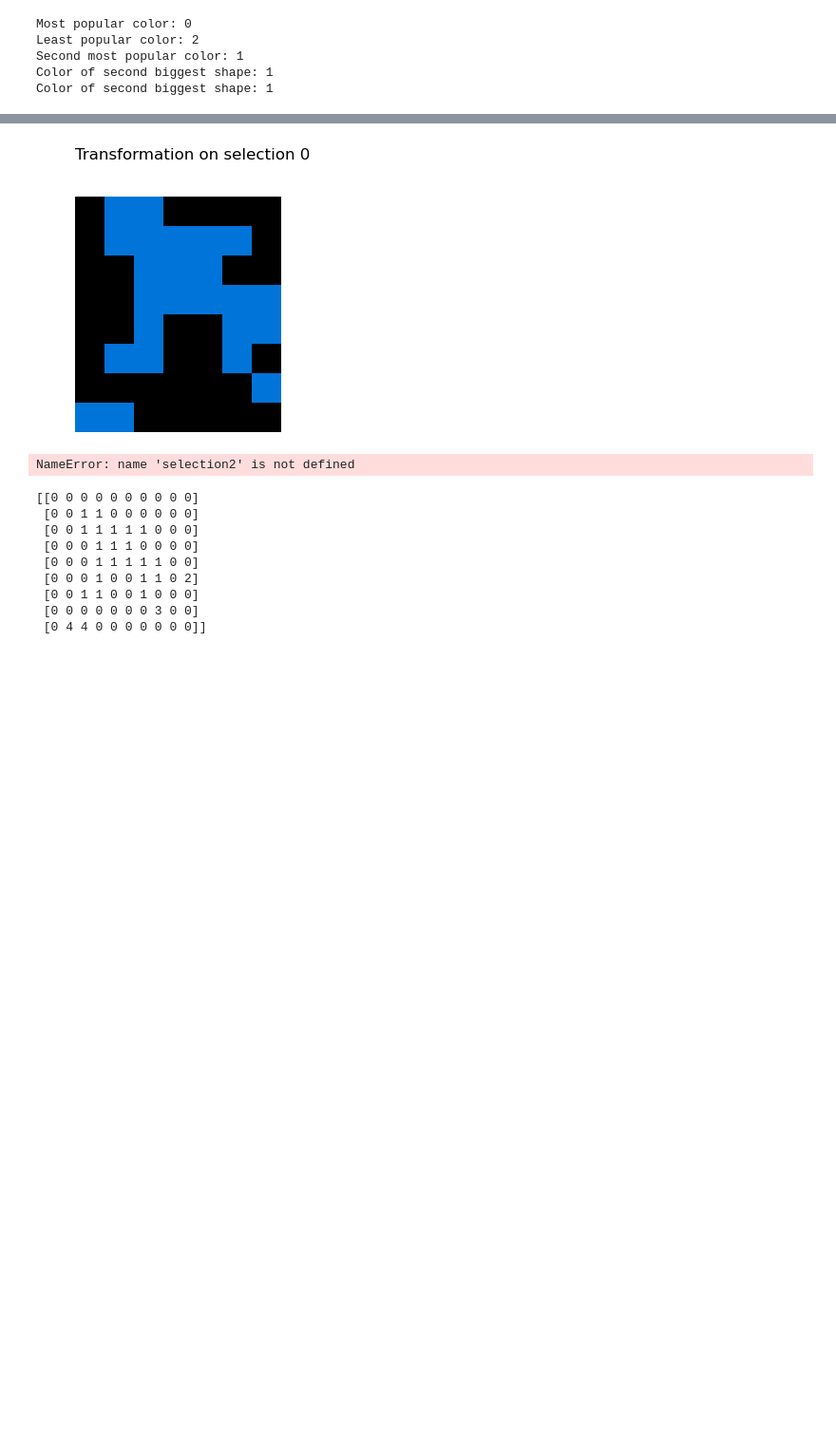
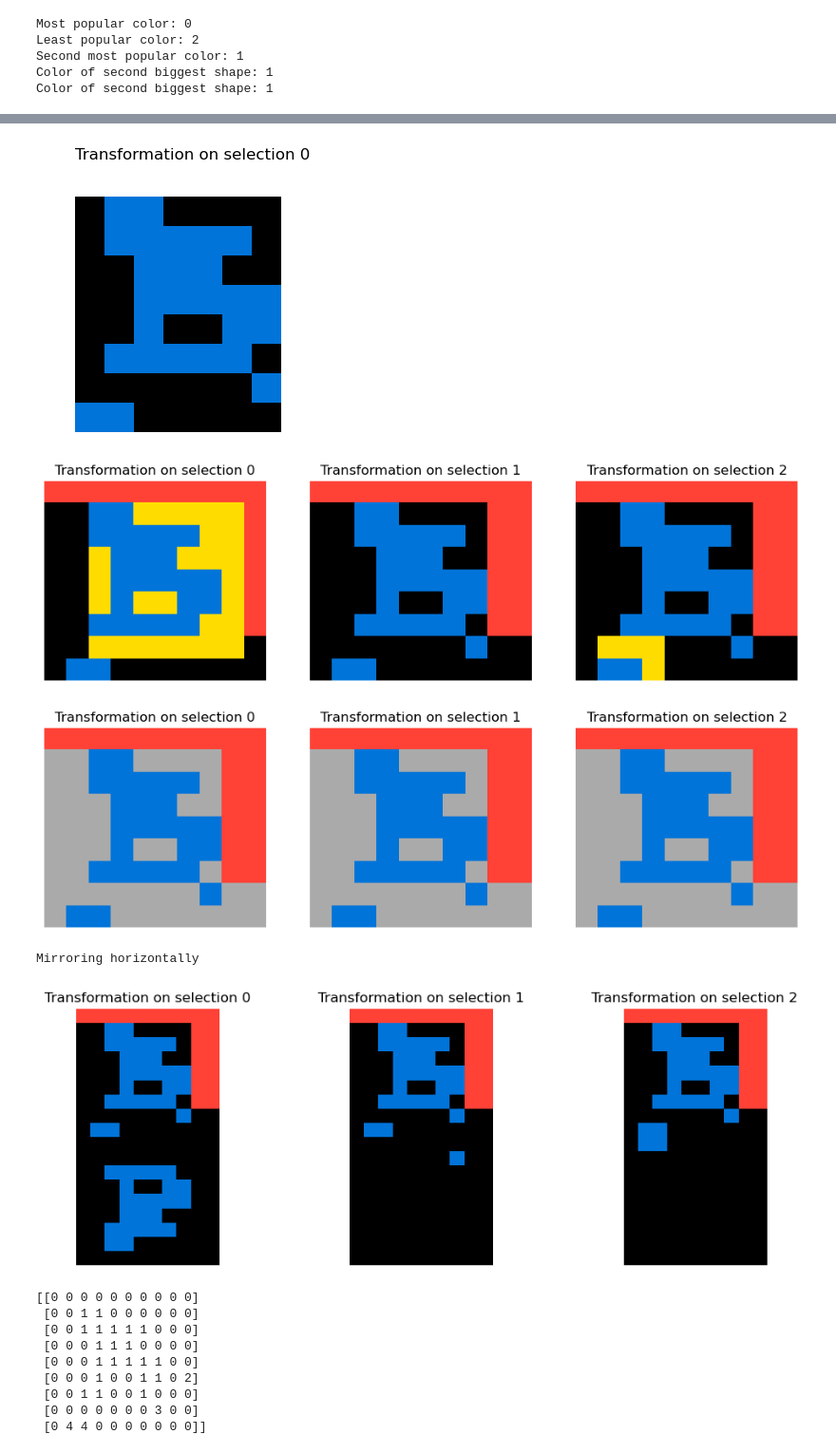
Before and after one commit to francescobraicovich/ARC2, a Jupyter notebook: code/exploration.ipynb, the cells around one changed output, grey strips where cells are left out. Shown at 95% size. Cells and saved outputs as stored; diff of their text form; code cells hidden in the pictures; blank space fills up the shorter version.

```diff
--- a/code/exploration.ipynb
+++ b/code/exploration.ipynb
@@ -82,18 +82,14 @@ sel = Selector(arr.shape)
 print('Selecting by color')
 selection = sel.select_color(arr, 1)
 plot_selection(selection)
+
 print('Selecting colored rectange combinations')
-selection3 = sel.select_rings(arr, 1)
-print(selection3)
+selection3 = sel.select_connected_shapes(arr, 1)
 plot_selection(selection3)
+
 print('Selecting cells adjacent to color')
-selection4 = sel.select_adjacent_to_color(arr, 1, 3)
+selection4 = sel.select_connected_shapes(arr, 1)
 plot_selection(selection4)
-selection4 = sel.select_adjacent_to_color_diag(arr, 1, 3)
-plot_selection(selection4)
-
-selection5 = sel.select_outer_border(arr, 1)
-plot_selection(selection5)
 # %% [output]
 Selecting by color
 [figure]
@@ -118,23 +100,27 @@ ZeroDivisionError: integer division or modulo by zero
 # %%
 from dsl.transform import Transformer
 from dsl.utilities.plot import plot_grid_3d
 
 trn = Transformer()
 
 transformed = trn.crop(arr, selection)
 plot_grid_3d(transformed)
 
-transformed2 = trn.rotate(arr, selection2, 1)
-plot_grid_3d(transformed2)
+transformed3 = trn.fill_bounding_square_with_color(arr, selection3, 4)
+plot_grid_3d(transformed3)
 
 transformed3 = trn.change_background_color(arr, selection3, 5)
 plot_grid_3d(transformed3)
 
-transformed4 = trn.rotate(arr, selection4, 1)
+print('Mirroring horizontally')
+transformed4 = trn.duplicate_horizontally(arr, selection4)
 plot_grid_3d(transformed4)
 # %% [output]
-[figure, old version]
+[figure, new version]
+[figure, added]
+[figure, added]
-NameError: name 'selection2' is not defined
+Mirroring horizontally
+[figure, added]
 # %%
 from scipy.ndimage import label
 
```
Also changed, not shown: parts of 3 cells of this notebook.
